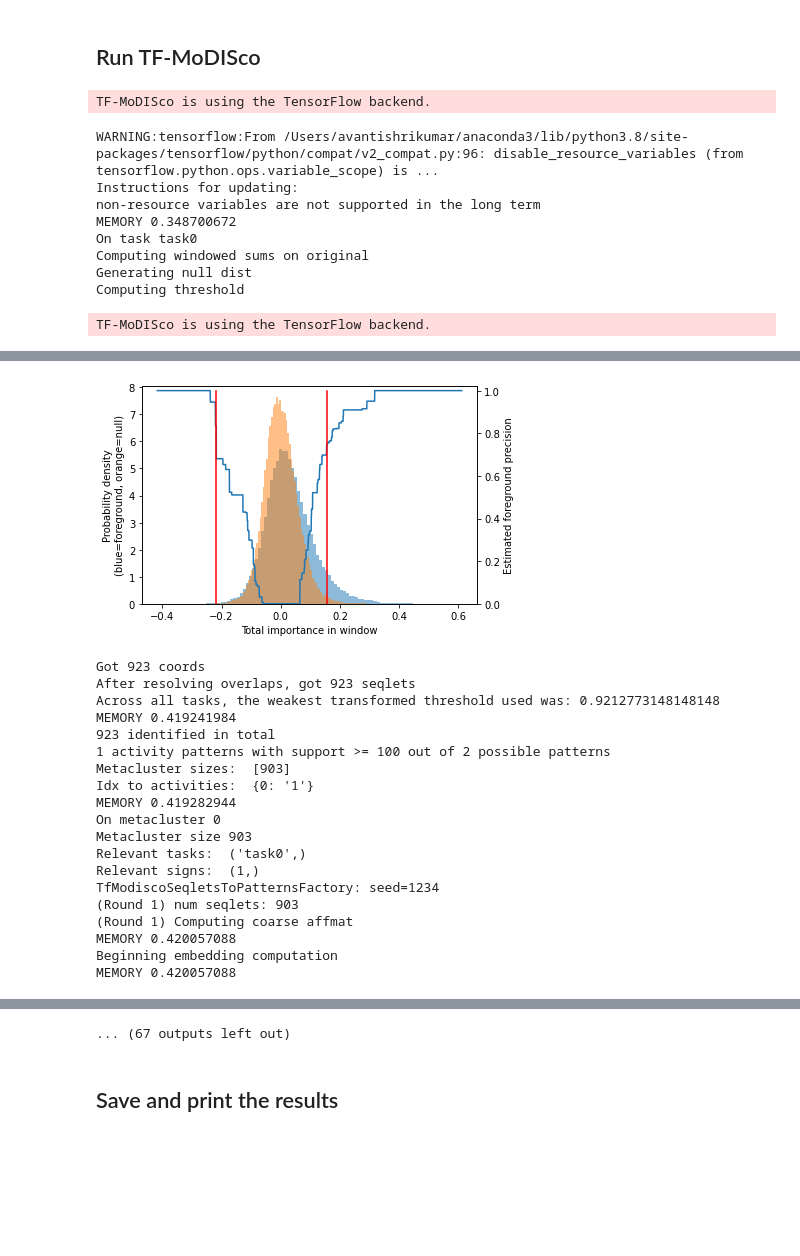
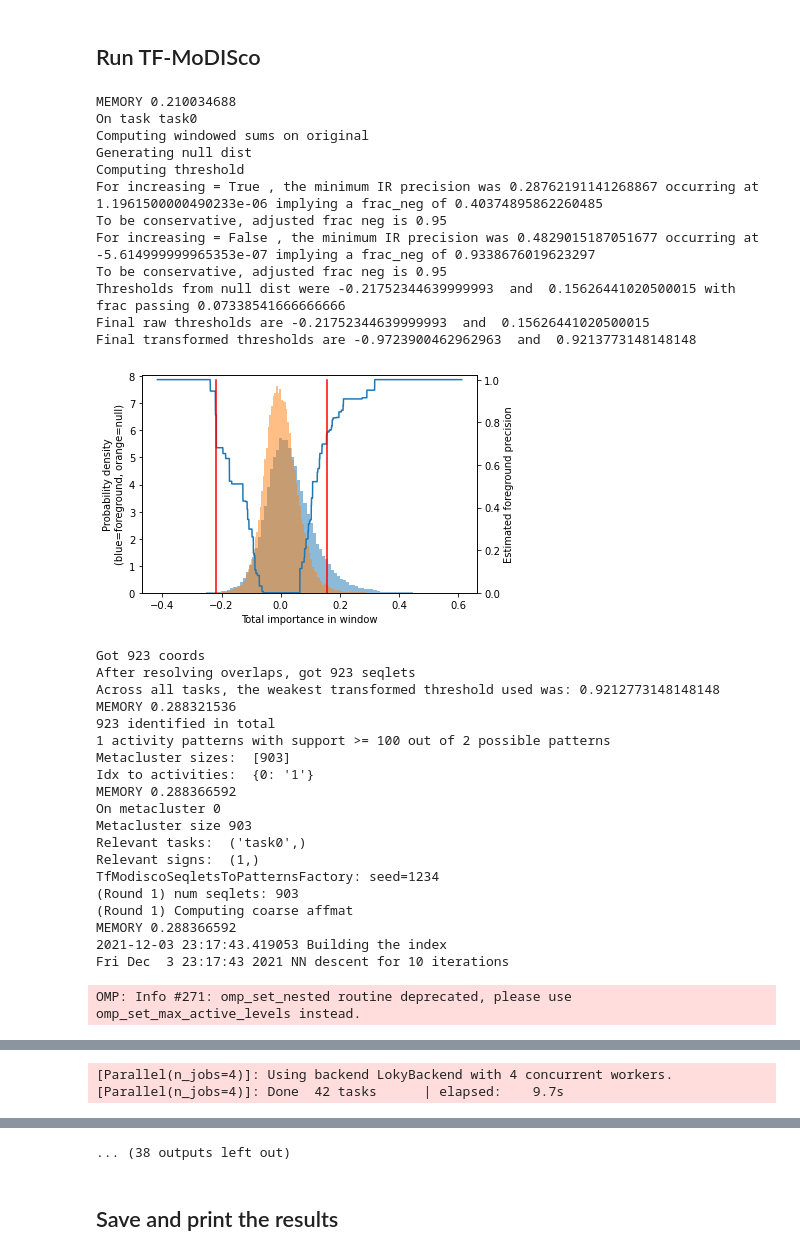
Before and after one commit to kundajelab/tfmodisco, a Jupyter notebook: examples/H1ESC_Nanog_gkmsvm/TF MoDISco Nanog - No MEME init.ipynb, the cells around one changed output, grey strips where cells are left out. Drawn from its saved outputs; the diff is of its cells as text; code cells hidden in the pictures; blank space fills up the shorter version.

Commit message:
committing results with pynndescent

```diff
--- a/examples/H1ESC_Nanog_gkmsvm/TF MoDISco Nanog - No MEME init.ipynb
+++ b/examples/H1ESC_Nanog_gkmsvm/TF MoDISco Nanog - No MEME init.ipynb
@@ -154,9 +154,6 @@ import numpy as np
 %matplotlib inline
 import modisco
 reload(modisco)
-import modisco.backend
-reload(modisco.backend.tensorflow_backend)
-reload(modisco.backend)
 import modisco.nearest_neighbors
 reload(modisco.nearest_neighbors)
 import modisco.affinitymat
@@ -175,41 +172,72 @@ reload(modisco.cluster.core)
 reload(modisco.cluster.phenograph.core)
 reload(modisco.cluster.phenograph.cluster)
 import modisco.value_provider
 reload(modisco.value_provider)
 import modisco.core
 reload(modisco.core)
 import modisco.coordproducers
 reload(modisco.coordproducers)
 import modisco.metaclusterers
 reload(modisco.metaclusterers)
 import modisco.clusterinit.memeinit
 reload(modisco.clusterinit.memeinit)
 
 tfmodisco_results = modisco.tfmodisco_workflow.workflow.TfModiscoWorkflow(
             target_seqlet_fdr=0.25,
             seqlets_to_patterns_factory=
                 modisco.tfmodisco_workflow.seqlets_to_patterns.TfModiscoSeqletsToPatternsFactory(
                     use_louvain=False,
                     #Adjust trim_to_window_size and initial_flank_to_add
                     # according to how big you expect
                     # the core motif to be; default value is 10
-                    final_min_cluster_size=20
+                    final_min_cluster_size=20,
+                    #setting use_pynnd_with_continjacc=True directly
+                    # uses the continuous jaccard similarity (with pynndescent)
+                    # in the so-called "coarse-grained" step, meaning there
+                    # is no need for a separate fine-grained step. This can
+                    # lead to improved results. However, pynndescent can be
+                    # finicky (e.g. it can run into errors when run on google colab;
+                    # see https://github.com/lmcinnes/pynndescent/issues/133)
+                    use_pynnd_with_continjacc=True
             ),
        )(
     #There is only one task, so we just call this 'task0'
     task_names=["task0"],
     contrib_scores={'task0': impscores},
     hypothetical_contribs={'task0': hyp_impscores},
     one_hot=onehot_data,
     null_per_pos_scores={'task0': nulldist_perposimp})
 # %% [output]
-TF-MoDISco is using the TensorFlow backend.
+MEMORY 0.210034688
+On task task0
+Computing windowed sums on original
+Generating null dist
+Computing threshold
+For increasing = True , the minimum IR precision was 0.28762191141268867 occurring at 1.1961500000490233e-06 implying a frac_neg of 0.40374895862260485
+To be conservative, adjusted frac neg is 0.95
+For increasing = False , the minimum IR precision was 0.4829015187051677 occurring at -5.614999999965353e-07 implying a frac_neg of 0.9338676019623297
+To be conservative, adjusted frac neg is 0.95
+Thresholds from null dist were -0.21752344639999993  and  0.15626441020500015 with frac passing 0.07338541666666666
+Final raw thresholds are -0.21752344639999993  and  0.15626441020500015
+Final transformed thresholds are -0.9723900462962963  and  0.9213773148148148
+[figure]
-WARNING:tensorflow:From /Users/avantishrikumar/anaconda3/lib/python3.8/site-packages/tensorflow/python/compat/v2_compat.py:96: disable_resource_variables (from tensorflow.python.ops.variable_scope) is ...
-Instructions for updating:
-non-resource variables are not supported in the long term
-MEMORY 0.348700672
-On task task0
-Computing windowed sums on original
-Generating null dist
-Computing threshold
+Got 923 coords
+After resolving overlaps, got 923 seqlets
+Across all tasks, the weakest transformed threshold used was: 0.9212773148148148
+MEMORY 0.288321536
+923 identified in total
+1 activity patterns with support >= 100 out of 2 possible patterns
+Metacluster sizes:  [903]
+Idx to activities:  {0: '1'}
+MEMORY 0.288366592
+On metacluster 0
+Metacluster size 903
+Relevant tasks:  ('task0',)
+Relevant signs:  (1,)
+TfModiscoSeqletsToPatternsFactory: seed=1234
+(Round 1) num seqlets: 903
+(Round 1) Computing coarse affmat
+MEMORY 0.288366592
+2021-12-03 23:17:43.419053 Building the index
+Fri Dec  3 23:17:43 2021 NN descent for 10 iterations
-TF-MoDISco is using the TensorFlow backend.
+OMP: Info #271: omp_set_nested routine deprecated, please use omp_set_max_active_levels instead.
@@ -223,20 +261,2 @@ Final transformed thresholds are -0.9723900462962963  and  0.9213773148148148
-[figure]
-Got 923 coords
-After resolving overlaps, got 923 seqlets
-Across all tasks, the weakest transformed threshold used was: 0.9212773148148148
-MEMORY 0.419241984
-923 identified in total
-1 activity patterns with support >= 100 out of 2 possible patterns
-Metacluster sizes:  [903]
-Idx to activities:  {0: '1'}
-MEMORY 0.419282944
-On metacluster 0
-Metacluster size 903
-Relevant tasks:  ('task0',)
-Relevant signs:  (1,)
-TfModiscoSeqletsToPatternsFactory: seed=1234
-(Round 1) num seqlets: 903
-(Round 1) Computing coarse affmat
-MEMORY 0.420057088
-Beginning embedding computation
-MEMORY 0.420057088
+[Parallel(n_jobs=4)]: Using backend LokyBackend with 4 concurrent workers.
+[Parallel(n_jobs=4)]: Done  42 tasks      | elapsed:    9.7s
@@ -288,4 +306,4 @@ Beginning preprocessing + Leiden
-... (67 outputs left out)
+... (38 outputs left out)
 # %% [markdown]
 ## Save and print the results
 # %%
```
Also changed, not shown: parts of 2 cells of this notebook.
